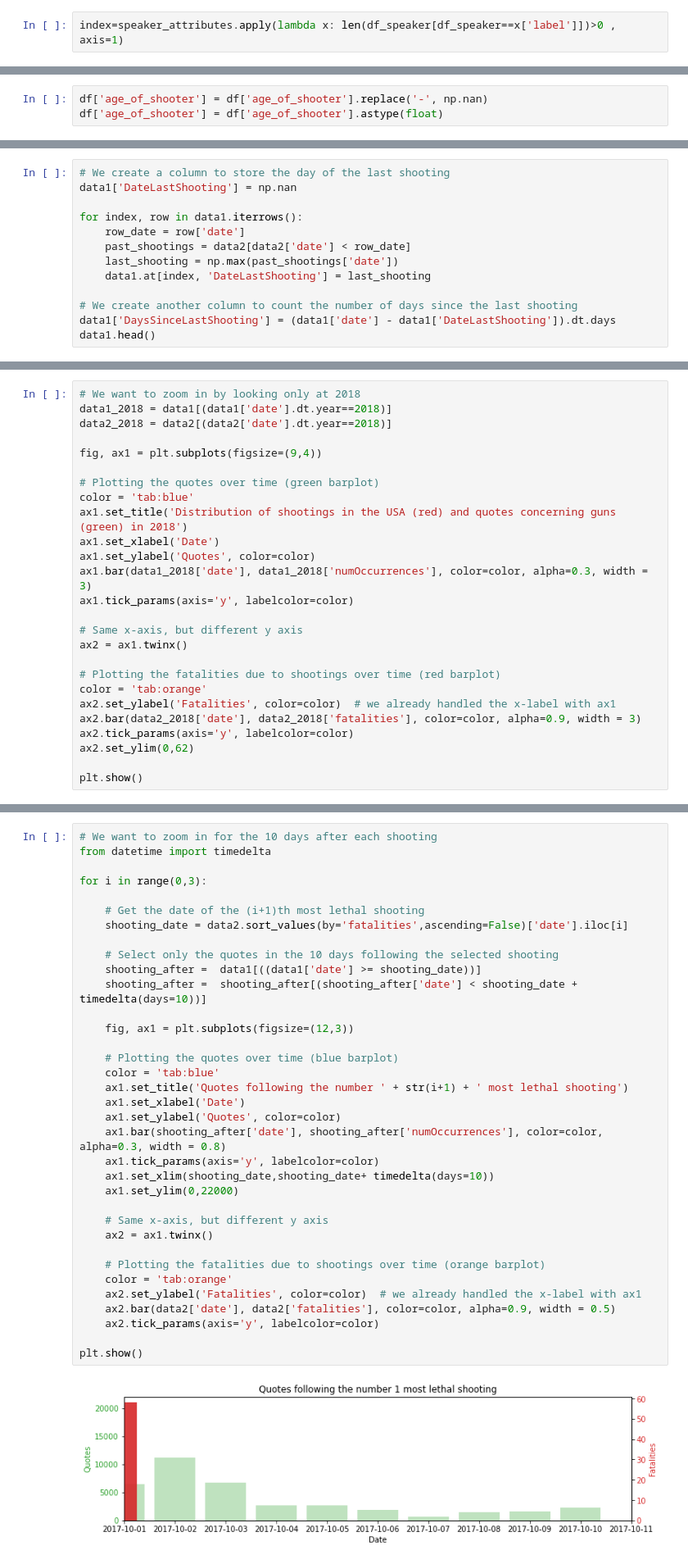
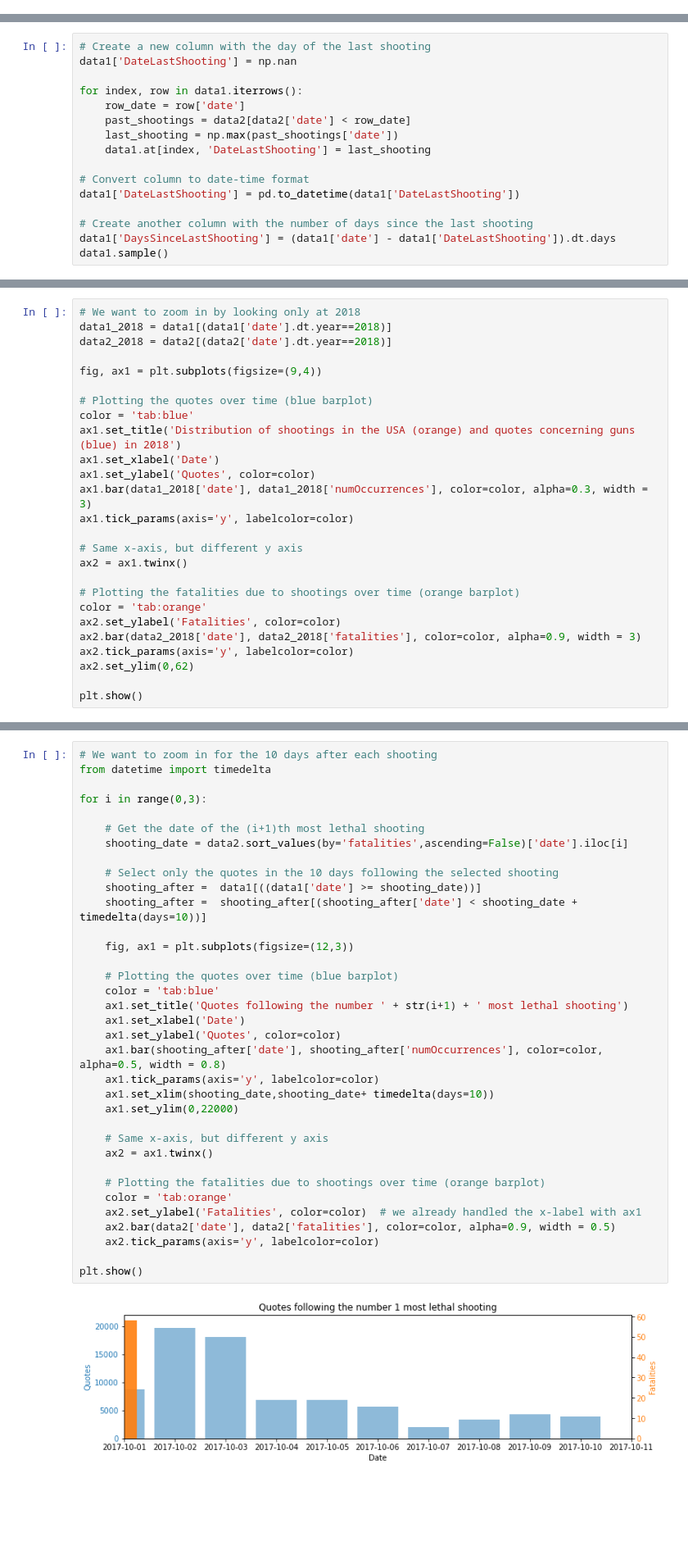
Before and after one commit to epfl-ada/ada-2021-project-clezemath, a Jupyter notebook: milestone2.ipynb, the cells around one changed output, grey strips where cells are left out. Shown: that part at 82% size. Saved outputs shown, nothing was run; the diff lists cells and outputs as text; blank space fills up the shorter version.

```diff
--- a/milestone2.ipynb
+++ b/milestone2.ipynb
@@ -188,2 +172,0 @@ We have identified all speakers appearing in Quotebank dataset, and we have remo
-# %%
-index=speaker_attributes.apply(lambda x: len(df_speaker[df_speaker==x['label']])>0 , axis=1)
@@ -254,6 +211,3 @@ We notice that some of the entries for age of the shooter are not numbers. To pe
-# %%
-df['age_of_shooter'] = df['age_of_shooter'].replace('-', np.nan)
-df['age_of_shooter'] = df['age_of_shooter'].astype(float)
 # %% [markdown]
 To give us a first glimpse at the data, we can plot the fatalities per shooting accross time, as well as the distribution of the number of fatalities per shooting.
 # %%
@@ -429,5 +367,5 @@ First, we want to show that there is an association between the occurences of ma
 # %%
-# We create a column to store the day of the last shooting
+# Create a new column with the day of the last shooting
 data1['DateLastShooting'] = np.nan
 
 for index, row in data1.iterrows():
@@ -436,8 +374,11 @@ for index, row in data1.iterrows():
     last_shooting = np.max(past_shootings['date'])
     data1.at[index, 'DateLastShooting'] = last_shooting
 
-# We create another column to count the number of days since the last shooting
+# Convert column to date-time format
+data1['DateLastShooting'] = pd.to_datetime(data1['DateLastShooting'])
+
+# Create another column with the number of days since the last shooting
 data1['DaysSinceLastShooting'] = (data1['date'] - data1['DateLastShooting']).dt.days
-data1.head()
+data1.sample()
 # %% [output]
 |  | date | numOccurrences | DateLastShooting | DaysSinceLastShooting |
@@ -464,9 +405,9 @@ data2_2018 = data2[(data2['date'].dt.year==2018)]
 
 fig, ax1 = plt.subplots(figsize=(9,4))
 
-# Plotting the quotes over time (green barplot)
+# Plotting the quotes over time (blue barplot)
 color = 'tab:blue'
-ax1.set_title('Distribution of shootings in the USA (red) and quotes concerning guns (green) in 2018')
+ax1.set_title('Distribution of shootings in the USA (orange) and quotes concerning guns (blue) in 2018')
 ax1.set_xlabel('Date')
 ax1.set_ylabel('Quotes', color=color)
 ax1.bar(data1_2018['date'], data1_2018['numOccurrences'], color=color, alpha=0.3, width = 3)
@@ -475,9 +416,9 @@ ax1.tick_params(axis='y', labelcolor=color)
 # Same x-axis, but different y axis
 ax2 = ax1.twinx()
 
-# Plotting the fatalities due to shootings over time (red barplot)
+# Plotting the fatalities due to shootings over time (orange barplot)
 color = 'tab:orange'
-ax2.set_ylabel('Fatalities', color=color)  # we already handled the x-label with ax1
+ax2.set_ylabel('Fatalities', color=color)
 ax2.bar(data2_2018['date'], data2_2018['fatalities'], color=color, alpha=0.9, width = 3)
 ax2.tick_params(axis='y', labelcolor=color)
 ax2.set_ylim(0,62)
@@ -505,32 +446,32 @@ for i in range(0,3):
 
     # Get the date of the (i+1)th most lethal shooting
     shooting_date = data2.sort_values(by='fatalities',ascending=False)['date'].iloc[i]
 
     # Select only the quotes in the 10 days following the selected shooting
     shooting_after =  data1[((data1['date'] >= shooting_date))]
     shooting_after =  shooting_after[(shooting_after['date'] < shooting_date + timedelta(days=10))]
 
     fig, ax1 = plt.subplots(figsize=(12,3))
 
     # Plotting the quotes over time (blue barplot)
     color = 'tab:blue'
     ax1.set_title('Quotes following the number ' + str(i+1) + ' most lethal shooting')
     ax1.set_xlabel('Date')
     ax1.set_ylabel('Quotes', color=color)
-    ax1.bar(shooting_after['date'], shooting_after['numOccurrences'], color=color, alpha=0.3, width = 0.8)
+    ax1.bar(shooting_after['date'], shooting_after['numOccurrences'], color=color, alpha=0.5, width = 0.8)
     ax1.tick_params(axis='y', labelcolor=color)
     ax1.set_xlim(shooting_date,shooting_date+ timedelta(days=10))
     ax1.set_ylim(0,22000)
 
     # Same x-axis, but different y axis
     ax2 = ax1.twinx()
 
     # Plotting the fatalities due to shootings over time (orange barplot)
     color = 'tab:orange'
     ax2.set_ylabel('Fatalities', color=color)  # we already handled the x-label with ax1
     ax2.bar(data2['date'], data2['fatalities'], color=color, alpha=0.9, width = 0.5)
     ax2.tick_params(axis='y', labelcolor=color)
 
 plt.show()
 # %% [output]
-[figure, old version]
+[figure, new version]
```
Also changed, not shown: parts of 71 cells of this notebook.
